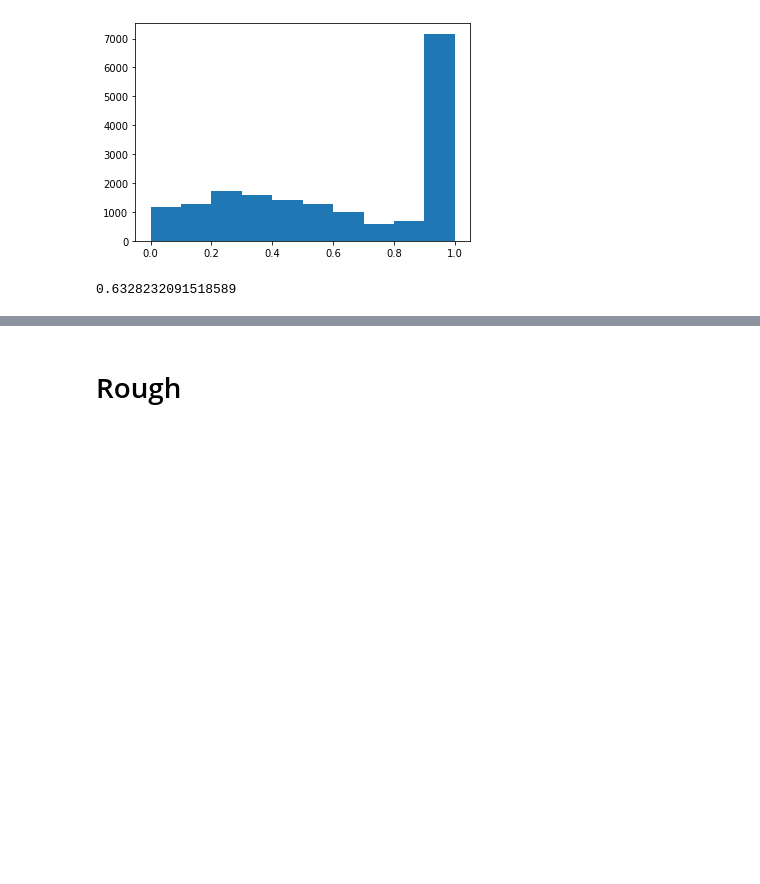
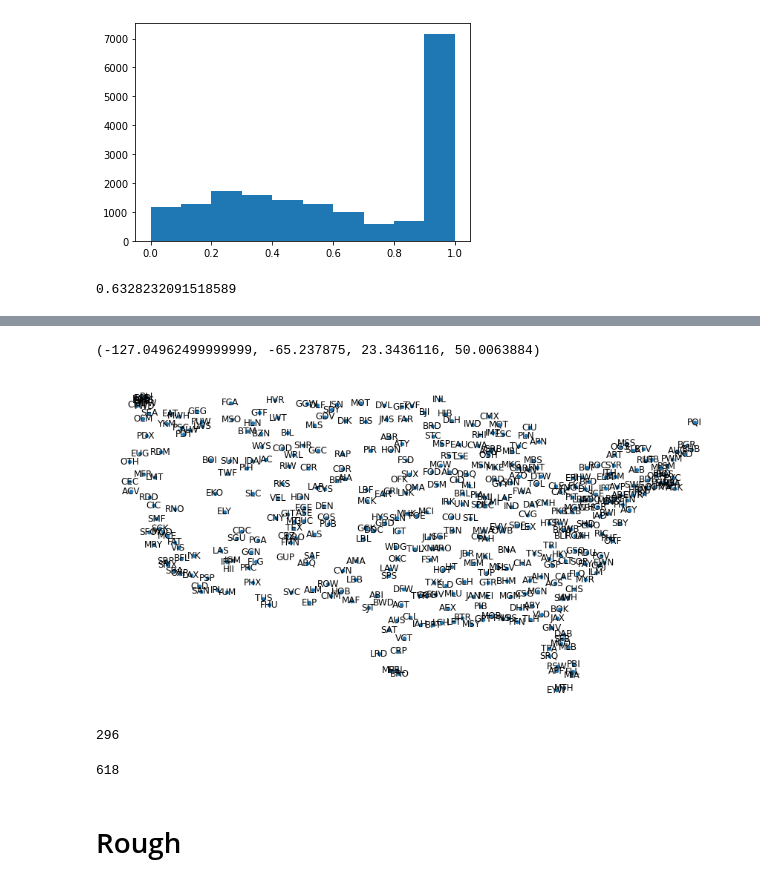
Before and after one commit to mohity5/Practice_NetworkAnalysis_Airports, a Jupyter notebook: Networks_Basics.ipynb, the cells around one changed output, grey strips where cells are left out. Saved outputs shown, nothing was run; the diff lists cells and outputs as text; code cells hidden in the pictures; blank space fills up the shorter version.

Commit message:
Initial Visualisation

```diff
--- a/Networks_Basics.ipynb
+++ b/Networks_Basics.ipynb
@@ -122,0 +153,7 @@ nx.average_clustering(G_C_Max)
+# %%
+#Here the graph is undirected (this according to the documentation) is mainly due to equal weighting for to and fro passengers (symmetric)// This seems directed
+
+A = nx.DiGraph()
+
+for k in range(0,Airport_Codes.shape[0],1):
+    A.add_edge(int(Airport_Codes['From'][k]),int(Airport_Codes['To'][k]))
@@ -122,0 +164,2 @@ nx.average_clustering(G_C_Max)
+# %%
+Airport_Loc = pd.read_csv('./Data/US_Airport_Loc.txt', sep = ' ')
@@ -123,3 +175,31 @@ nx.average_clustering(G_C_Max)
+# %%
+# This is for defining the dictionary for additional attributes to the graph
+A.code = {}
+A.pos = {}
+# %%
+for j in range(0,Airport_Loc.shape[0],1):
+    node = Airport_Loc['id'][j]
+    A.code[node] = Airport_Loc['code'][j]
+    A.pos[node] = (float(Airport_Loc['lon'][j]), float(Airport_Loc['lat'][j]))
+# %%
+fig = plt.figure(figsize=(15,8))
+
+nx.draw_networkx_nodes(A, pos = A.pos, node_size=20)
+nx.draw_networkx_labels(A,pos=A.pos,labels=A.code)
+
+plt.axis('off')
+# %% [output]
+(-127.04962499999999, -65.237875, 23.3436116, 50.0063884)
+[figure, added]
+# %%
+len(Airport_Codes['From'].unique())
+# %% [output]
+296
+# %%
+#Checking components
+nx.number_strongly_connected_components(A)
+# %% [output]
+618
 # %% [markdown]
 # Rough
 # %%
```
Also changed, not shown: parts of 10 cells of this notebook.
